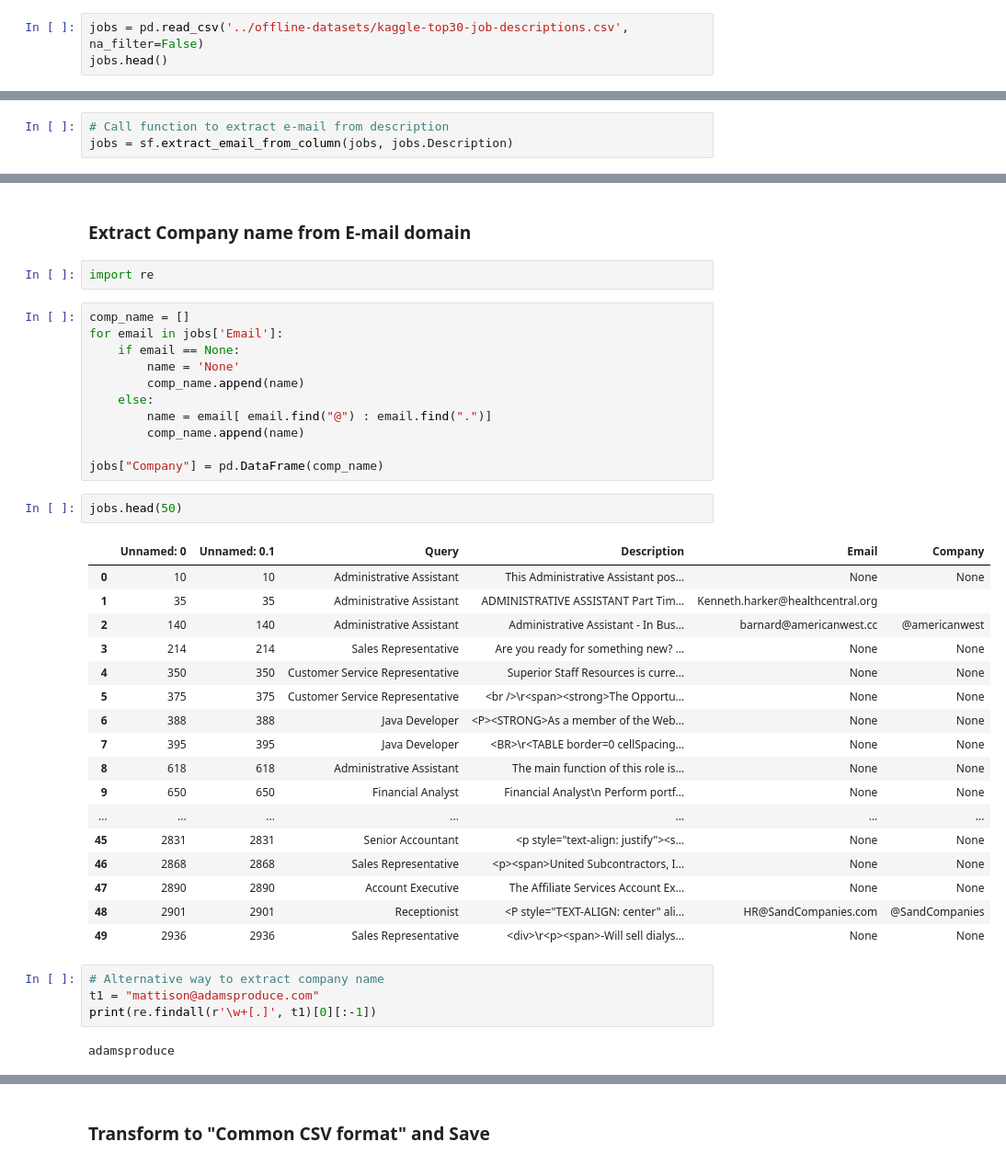
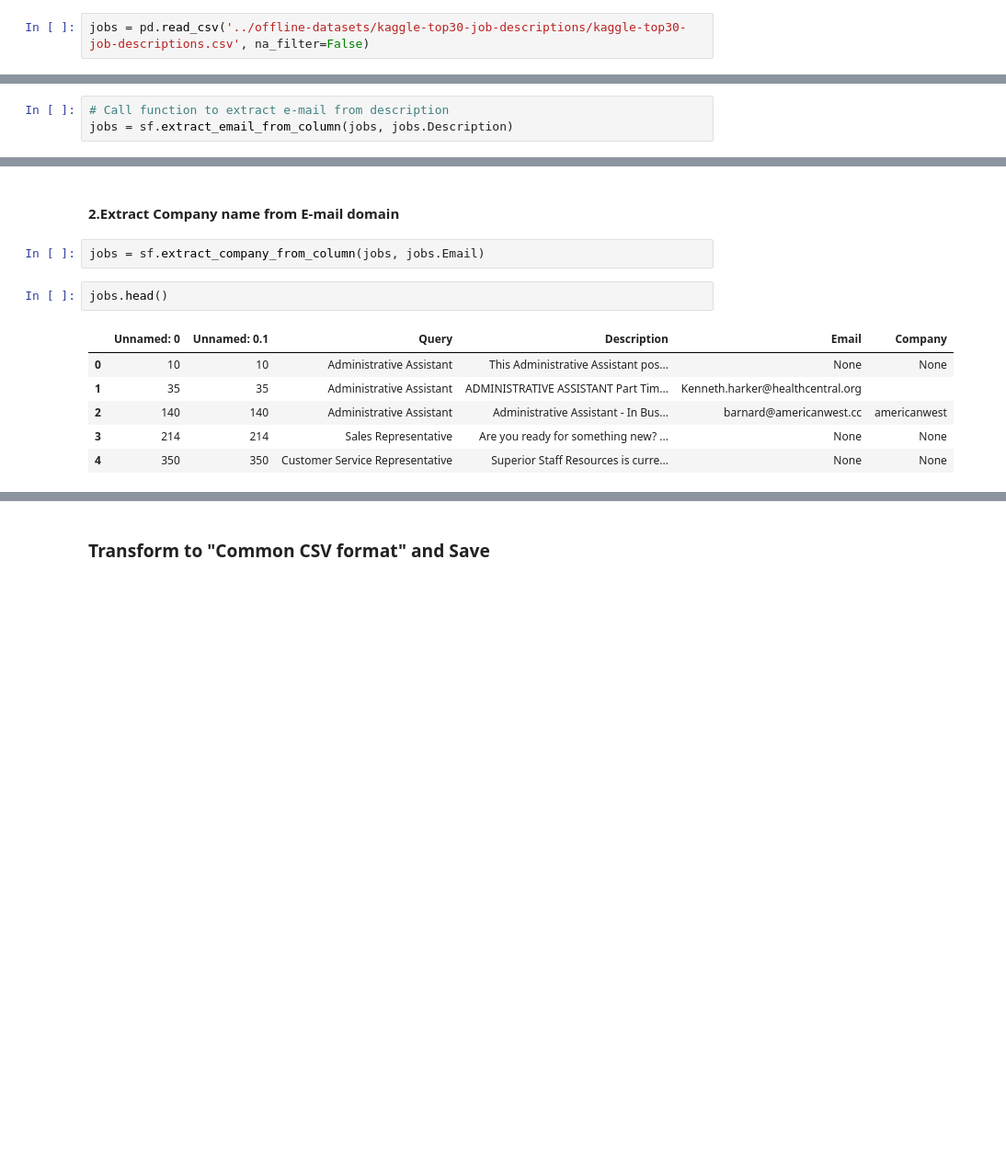
Before and after one commit to etzimopoulos/Job-descriptions-topic-modelling-using-NLP, a Jupyter notebook: job-specs-topic-modelling-using-NLP-part1-data-sourcing.ipynb, the cells around one changed output, grey strips where cells are left out. Shown at 92% size. Saved outputs shown, nothing was run; the diff lists cells and outputs as text; blank space fills up the shorter version.

```diff
--- a/job-specs-topic-modelling-using-NLP-part1-data-sourcing.ipynb
+++ b/job-specs-topic-modelling-using-NLP-part1-data-sourcing.ipynb
@@ -41,3 +41,2 @@ import support_functions as sf
 # %%
-jobs = pd.read_csv('../offline-datasets/kaggle-top30-job-descriptions.csv', na_filter=False)
-jobs.head()
+jobs = pd.read_csv('../offline-datasets/kaggle-top30-job-descriptions/kaggle-top30-job-descriptions.csv', na_filter=False)
@@ -100,41 +90,13 @@ jobs.head(50)
 # %% [markdown]
-### Extract Company name from E-mail domain
+#### 2.Extract Company name from E-mail domain
-# %%
-import re
-# %%
-comp_name = []
-for email in jobs['Email']:
-    if email == None:
-        name = 'None'
-        comp_name.append(name)
-    else:
-        name = email[ email.find("@") : email.find(".")]
-        comp_name.append(name)
-
-jobs["Company"] = pd.DataFrame(comp_name)
+# %%
+jobs = sf.extract_company_from_column(jobs, jobs.Email)
 # %%
-jobs.head(50)
+jobs.head()
 # %% [output]
 |  | Unnamed: 0 | Unnamed: 0.1 | Query | Description | Email | Company |
 | 0 | 10 | 10 | Administrative Assistant | This Administrative Assistant pos... | None | None |
 | 1 | 35 | 35 | Administrative Assistant | ADMINISTRATIVE ASSISTANT Part Tim... | Kenneth.harker@healthcentral.org |  |
-| 2 | 140 | 140 | Administrative Assistant | Administrative Assistant - In Bus... | barnard@americanwest.cc | @americanwest |
+| 2 | 140 | 140 | Administrative Assistant | Administrative Assistant - In Bus... | barnard@americanwest.cc | americanwest |
 | 3 | 214 | 214 | Sales Representative | Are you ready for something new? ... | None | None |
 | 4 | 350 | 350 | Customer Service Representative | Superior Staff Resources is curre... | None | None |
-| 5 | 375 | 375 | Customer Service Representative | <br />\r<span><strong>The Opportu... | None | None |
-| 6 | 388 | 388 | Java Developer | <P><STRONG>As a member of the Web... | None | None |
-| 7 | 395 | 395 | Java Developer | <BR>\r<TABLE border=0 cellSpacing... | None | None |
-| 8 | 618 | 618 | Administrative Assistant | The main function of this role is... | None | None |
-| 9 | 650 | 650 | Financial Analyst | Financial Analyst\n Perform portf... | None | None |
-| ... | ... | ... | ... | ... | ... | ... |
-| 45 | 2831 | 2831 | Senior Accountant | <p style="text-align: justify"><s... | None | None |
-| 46 | 2868 | 2868 | Sales Representative | <p><span>United Subcontractors, I... | None | None |
-| 47 | 2890 | 2890 | Account Executive | The Affiliate Services Account Ex... | None | None |
-| 48 | 2901 | 2901 | Receptionist | <P style="TEXT-ALIGN: center" ali... | HR@SandCompanies.com | @SandCompanies |
-| 49 | 2936 | 2936 | Sales Representative | <div>\r<p><span>-Will sell dialys... | None | None |
-# %%
-# Alternative way to extract company name
-t1 = "mattison@adamsproduce.com"
-print(re.findall(r'\w+[.]', t1)[0][:-1])
-# %% [output]
-adamsproduce
```
Also changed, not shown: parts of 40 cells of this notebook, 2 other files.
